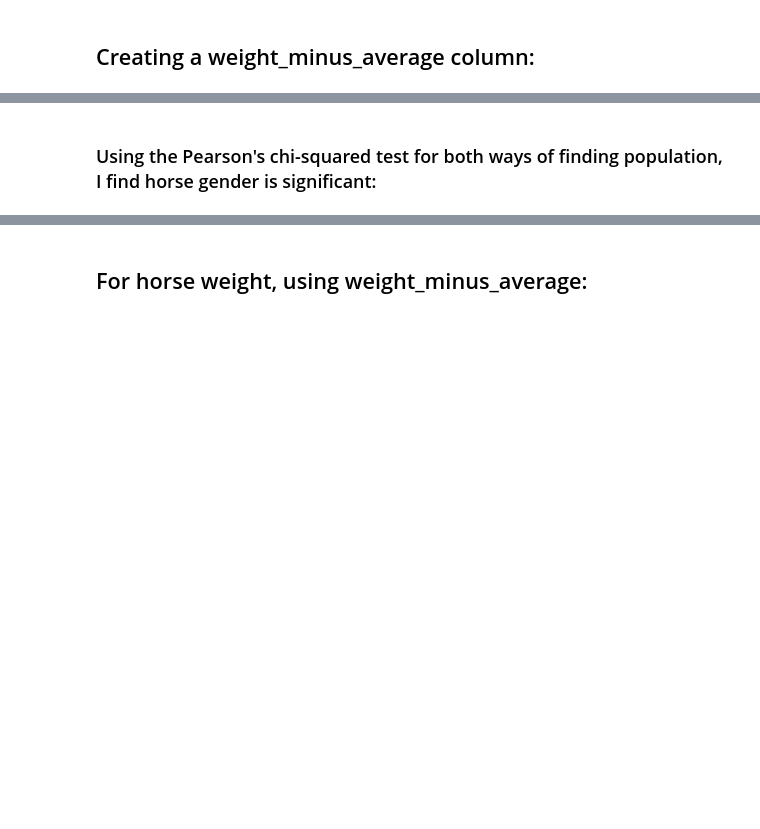
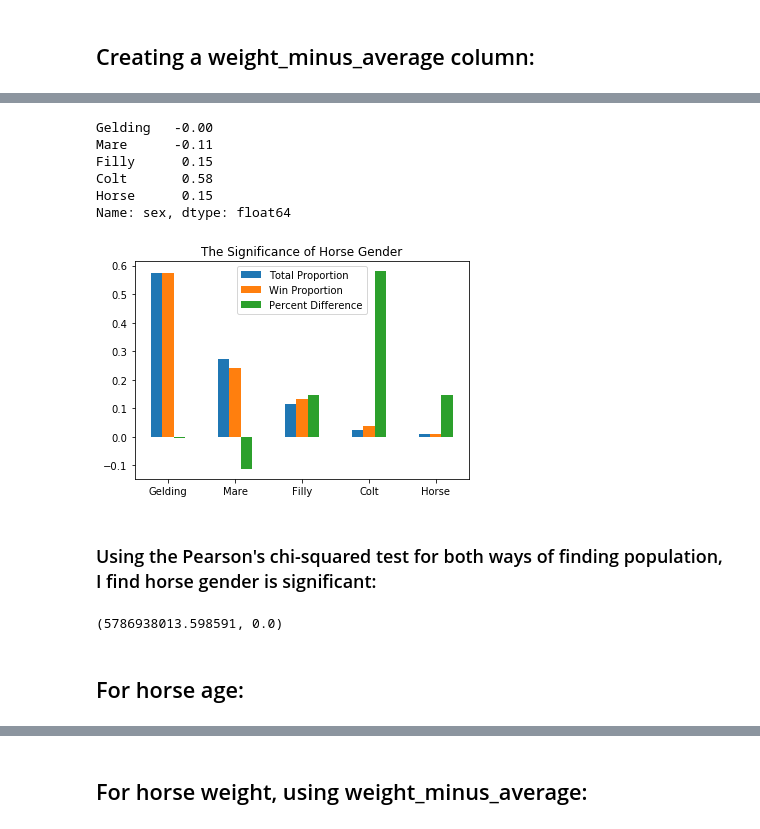
Before and after one commit to Ibnadm/Predict-DogRacing, a Jupyter notebook: Horse Racing Analysis.ipynb, the cells around one changed output, grey strips where cells are left out. Saved outputs shown, nothing was run; the diff lists cells and outputs as text; code cells hidden in the pictures; blank space fills up the shorter version.

```diff
--- a/Horse Racing Analysis.ipynb
+++ b/Horse Racing Analysis.ipynb
@@ -87,6 +96,8 @@ df_grouped = df_cleaned.groupby(['date','venue_name','market_name'])
 #Eliminates remaining errors in 'position_again' column by making sure that there isn't a single 3rd-place finish
 index_list2 = df_grouped.position_again.value_counts(normalize=True,dropna=False).where(lambda x:x != 1).dropna().index
 # %%
-df_cleaned = df_cleaned.loc[index_list2]
+df_cleaned = df_cleaned.loc[index_list2].drop_duplicates()
 
 df_grouped = df_cleaned.groupby(['date','venue_name','market_name'])
+
+df_cleaned.head()
@@ -125,10 +143,0 @@ df_grouped = df_cleaned.groupby(['date','venue_name','market_name'])
-# %%
-average_age = df_grouped.age.transform('mean')
-
-df_cleaned.insert(8,'average_age',average_age)
-
-df_cleaned.insert(9,'age_minus_average', df_cleaned.age - df_cleaned.average_age)
-# %%
-df_cleaned.drop(['age','average_age'], axis=1, inplace=True)
-
-df_cleaned.drop('overall_starts', axis=1, inplace=True)
@@ -208,2 +202,25 @@ horse_gender_population_cleaned[horse_gender_win_indices].sex.value_counts(dropn
+# %%
+horse_sex_pop = horse_gender_population_cleaned.sex.value_counts(dropna=False,normalize=True).sort_values(ascending=False).drop('Unknown')
+
+horse_sex_win = horse_gender_population_cleaned[horse_gender_win_indices].sex.value_counts(dropna=False,normalize=True).sort_values(ascending=False).drop('Unknown')
+
+horse_sex_percent_difference = (horse_sex_win - horse_sex_pop)/horse_sex_pop
+# %%
+horse_sex_percent_difference
+# %% [output]
+Gelding   -0.00
+Mare      -0.11
+Filly      0.15
+Colt       0.58
+Horse      0.15
+Name: sex, dtype: float64
+# %%
+index = ['Gelding', 'Mare', 'Filly','Colt', 'Horse']
+
+df1 = pd.DataFrame({'Total Proportion': horse_sex_pop,'Win Proportion': horse_sex_win , 'Percent Difference': horse_sex_percent_difference}, index=index)
+
+ax = df1.plot.bar(rot=0,title='The Significance of Horse Gender')
+# %% [output]
+[figure, added]
 # %% [markdown]
 ### Using the Pearson's chi-squared test for both ways of finding population, I find horse gender is significant:
@@ -217,0 +227,12 @@ test_stat1, p_value1
+# %%
+observed1 = horse_gender_population_cleaned.sex.value_counts().sort_values(ascending=False).drop('Unknown').values
+expected_percentages1 = horse_sex_pop.values
+expected1 = [x*len(observed1) for x in expected_percentages1]
+
+test_stat1, p_value1 = chisquare(observed1, expected1)
+
+test_stat1, p_value1
+# %% [output]
+(5786938013.598591, 0.0)
+# %% [markdown]
+## For horse age:
```
Also changed, not shown: parts of 71 cells of this notebook.
